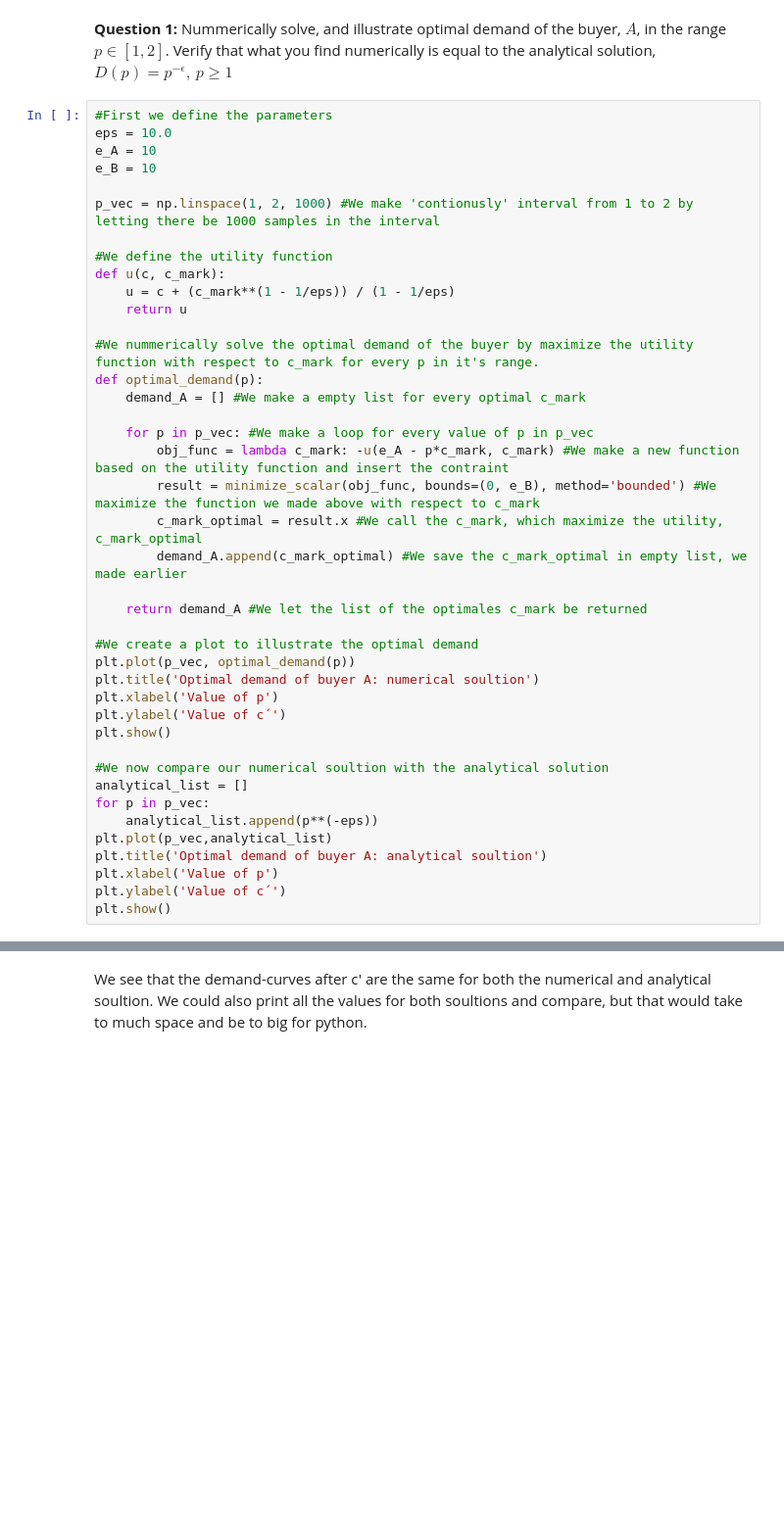
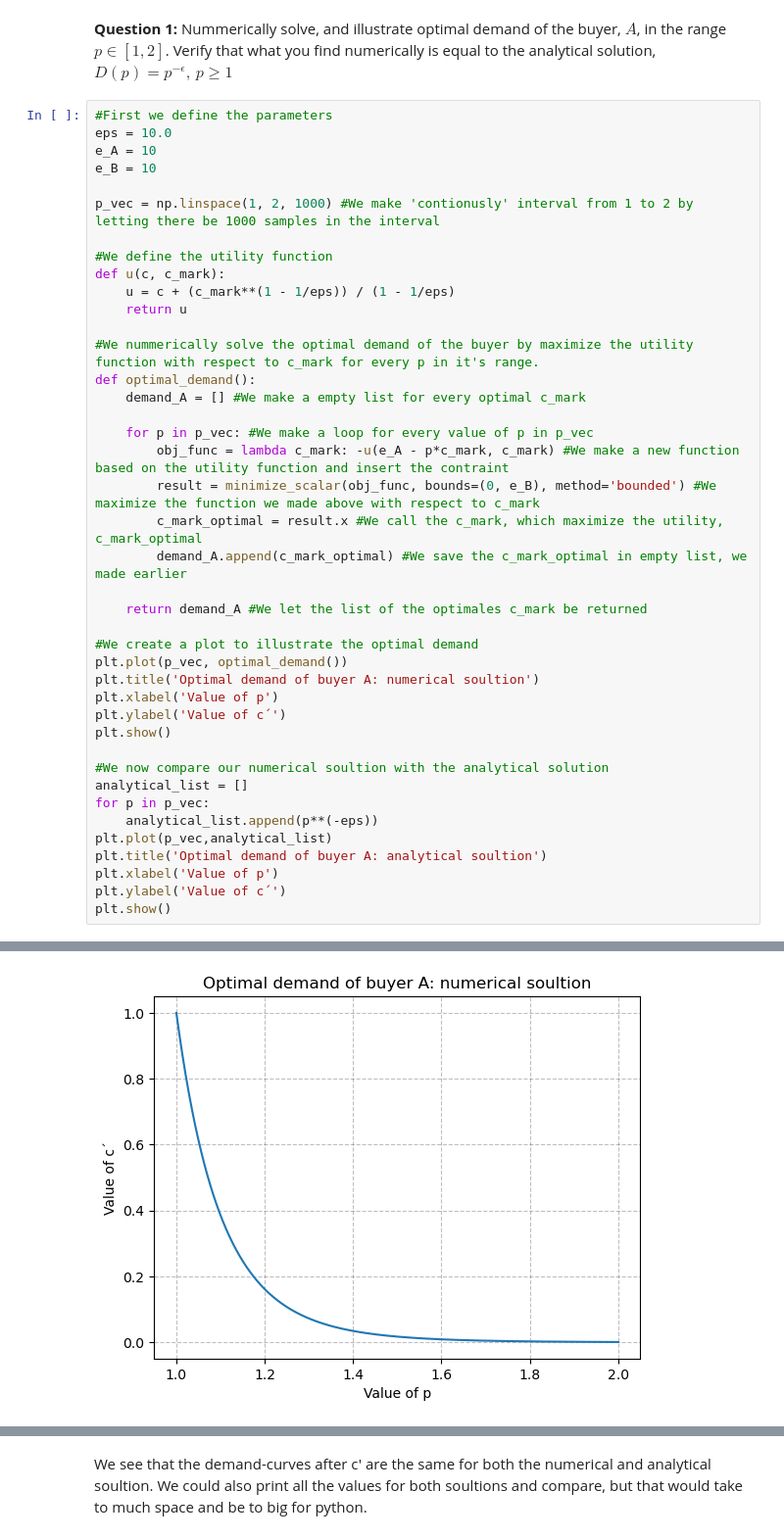
Before and after one commit to NumEconCopenhagen/projects-2023-joost-adam-og-frederik, a Jupyter notebook: examproject/re_exam_2023.ipynb, the cells around one changed output, grey strips where cells are left out. Shown at 98% size. Saved outputs shown, nothing was run; the diff lists cells and outputs as text; blank space fills up the shorter version.

```diff
--- a/examproject/re_exam_2023.ipynb
+++ b/examproject/re_exam_2023.ipynb
@@ -341,7 +339,7 @@ def u(c, c_mark):
     return u
 
 #We nummerically solve the optimal demand of the buyer by maximize the utility function with respect to c_mark for every p in it's range.
-def optimal_demand(p):
+def optimal_demand():
     demand_A = [] #We make a empty list for every optimal c_mark
 
     for p in p_vec: #We make a loop for every value of p in p_vec
@@ -353,7 +351,7 @@ def optimal_demand(p):
     return demand_A #We let the list of the optimales c_mark be returned
 
 #We create a plot to illustrate the optimal demand
-plt.plot(p_vec, optimal_demand(p))
+plt.plot(p_vec, optimal_demand())
 plt.title('Optimal demand of buyer A: numerical soultion')
 plt.xlabel('Value of p')
 plt.ylabel('Value of c´')
@@ -372,0 +370 @@ NameError: name 'p' is not defined
+[figure, added]
```
Also changed, not shown: parts of 5 cells of this notebook.
